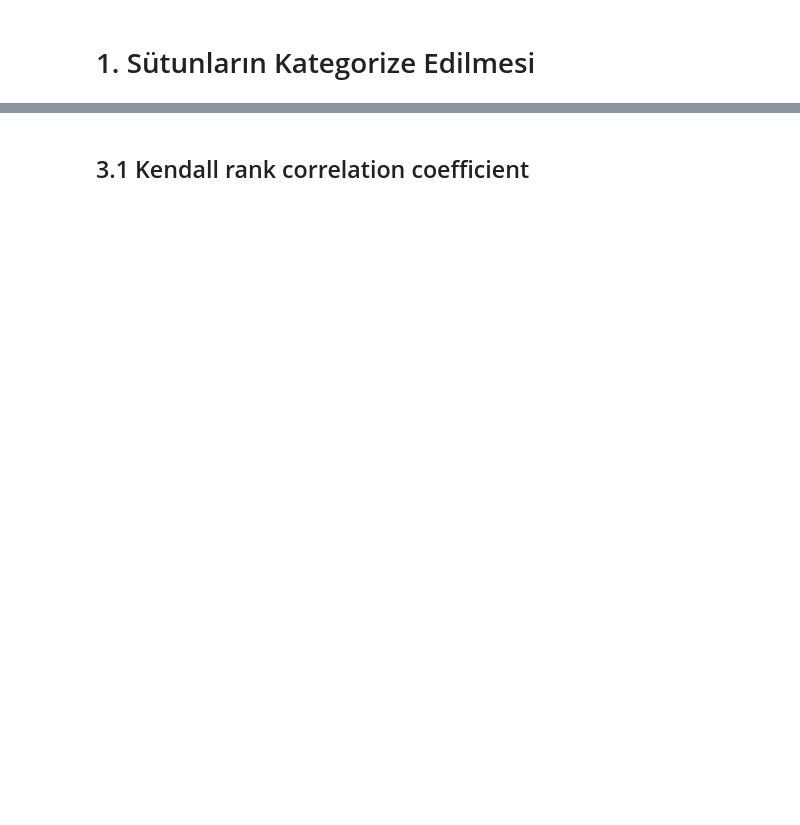
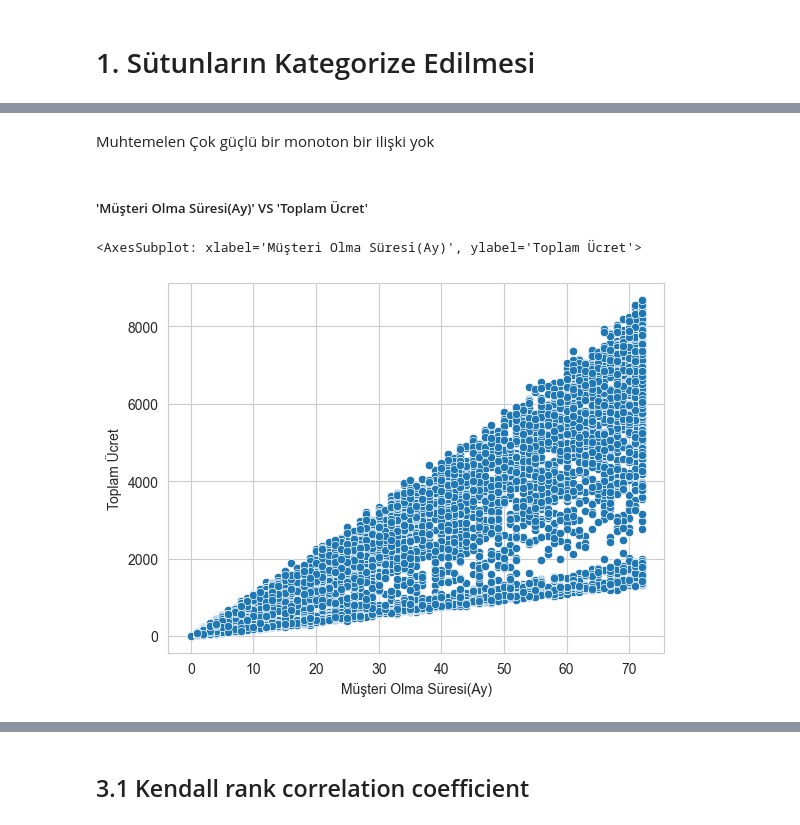
Before and after one commit to Serkankizilirmak/Musteri-Kayip-Analizi, a Jupyter notebook: 2.2.1. iki_değişkenli_analizi.ipynb, the cells around one changed output, grey strips where cells are left out. Drawn from its saved outputs; the diff is of its cells as text; code cells hidden in the pictures; blank space fills up the shorter version.

```diff
--- a/2.2.1. iki_değişkenli_analizi.ipynb
+++ b/2.2.1. iki_değişkenli_analizi.ipynb
@@ -97,0 +112,9 @@ Probably have monotonic relationship (reject H0)
+# %% [markdown]
+Muhtemelen Çok güçlü bir monoton bir ilişki yok
+# %% [markdown]
+##### 'Müşteri Olma Süresi(Ay)' VS 'Toplam Ücret'
+# %%
+sns.scatterplot(x="Müşteri Olma Süresi(Ay)", y="Toplam Ücret",data=df)
+# %% [output]
+<AxesSubplot: xlabel='Müşteri Olma Süresi(Ay)', ylabel='Toplam Ücret'>
+[figure, added]
```
Also changed, not shown: parts of 39 cells of this notebook, 12 other files.
